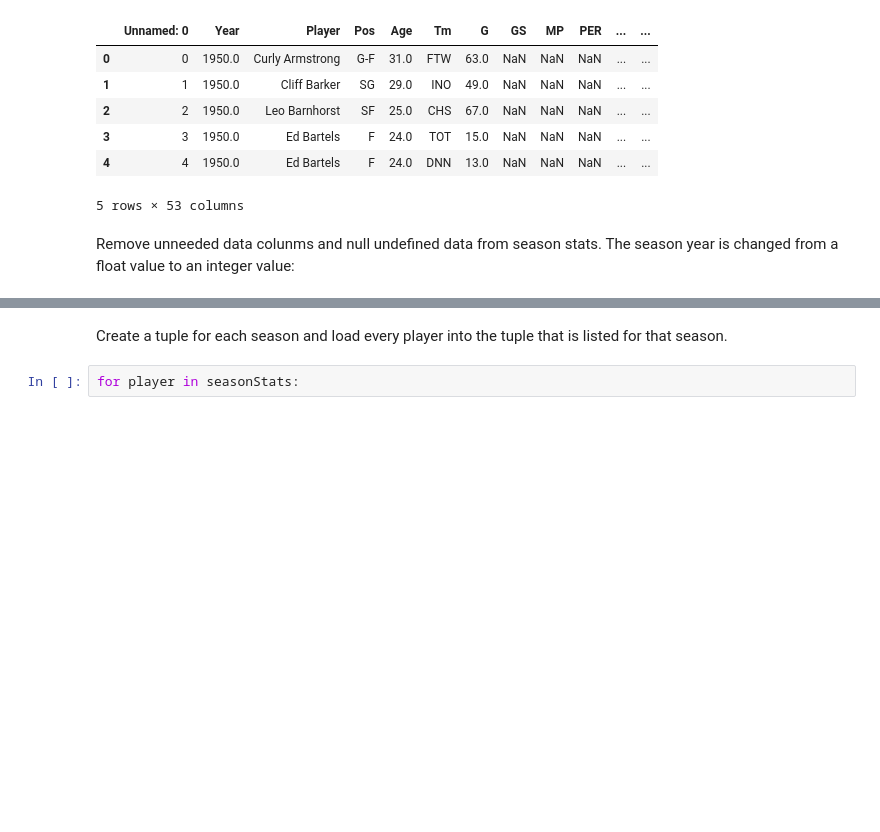
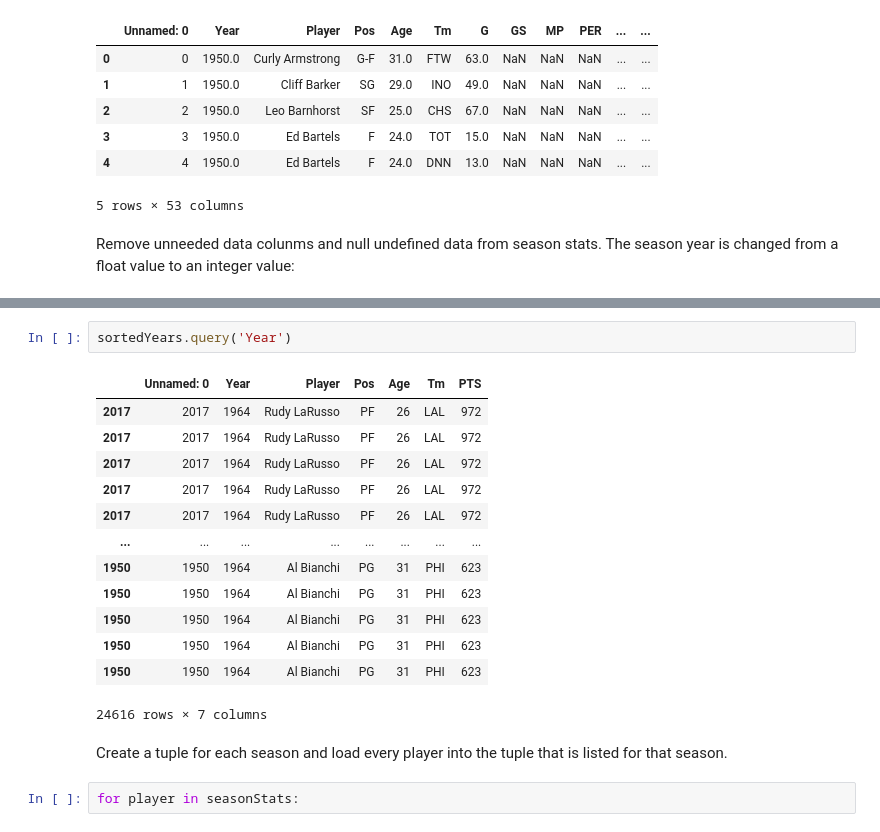
Before and after one commit to timothy7walker/NBA-s-Top-Scorers, a Jupyter notebook: TimothyWalkerNBA.ipynb, the cells around one changed output, grey strips where cells are left out. Cells and saved outputs as stored; diff of their text form; blank space fills up the shorter version.

```diff
--- a/TimothyWalkerNBA.ipynb
+++ b/TimothyWalkerNBA.ipynb
@@ -53,3 +154,19 @@ seasonStats
+# %%
+sortedYears.query('Year')
+# %% [output]
+|  | Unnamed: 0 | Year | Player | Pos | Age | Tm | PTS |
+| 2017 | 2017 | 1964 | Rudy LaRusso | PF | 26 | LAL | 972 |
+| 2017 | 2017 | 1964 | Rudy LaRusso | PF | 26 | LAL | 972 |
+| 2017 | 2017 | 1964 | Rudy LaRusso | PF | 26 | LAL | 972 |
+| 2017 | 2017 | 1964 | Rudy LaRusso | PF | 26 | LAL | 972 |
+| 2017 | 2017 | 1964 | Rudy LaRusso | PF | 26 | LAL | 972 |
+| ... | ... | ... | ... | ... | ... | ... | ... |
+| 1950 | 1950 | 1964 | Al Bianchi | PG | 31 | PHI | 623 |
+| 1950 | 1950 | 1964 | Al Bianchi | PG | 31 | PHI | 623 |
+| 1950 | 1950 | 1964 | Al Bianchi | PG | 31 | PHI | 623 |
+| 1950 | 1950 | 1964 | Al Bianchi | PG | 31 | PHI | 623 |
+| 1950 | 1950 | 1964 | Al Bianchi | PG | 31 | PHI | 623 |
+24616 rows × 7 columns
 # %% [markdown]
 Create a tuple for each season and load every player into the tuple that is listed for that season.
 # %%
```
Also changed, not shown: parts of 10 cells of this notebook.
